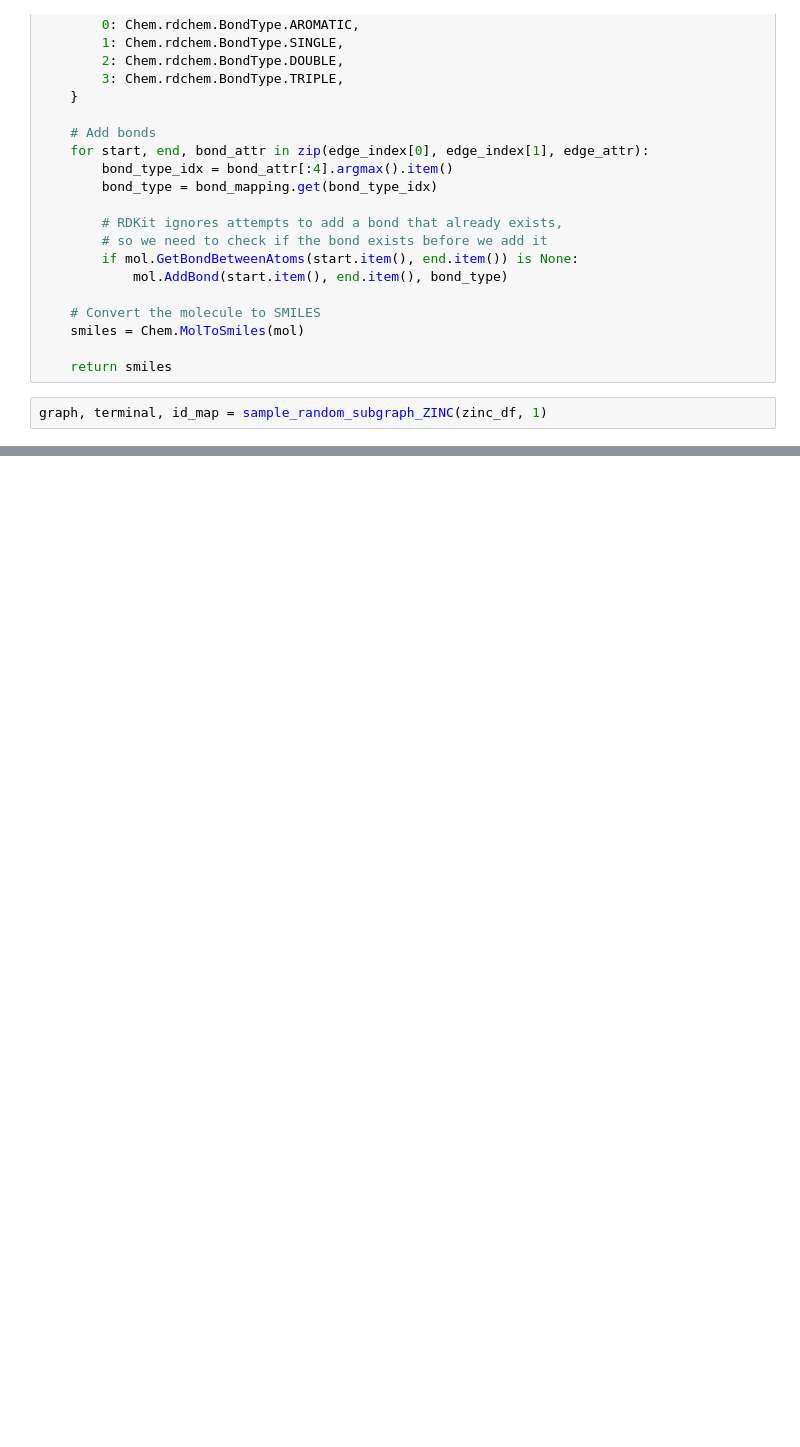
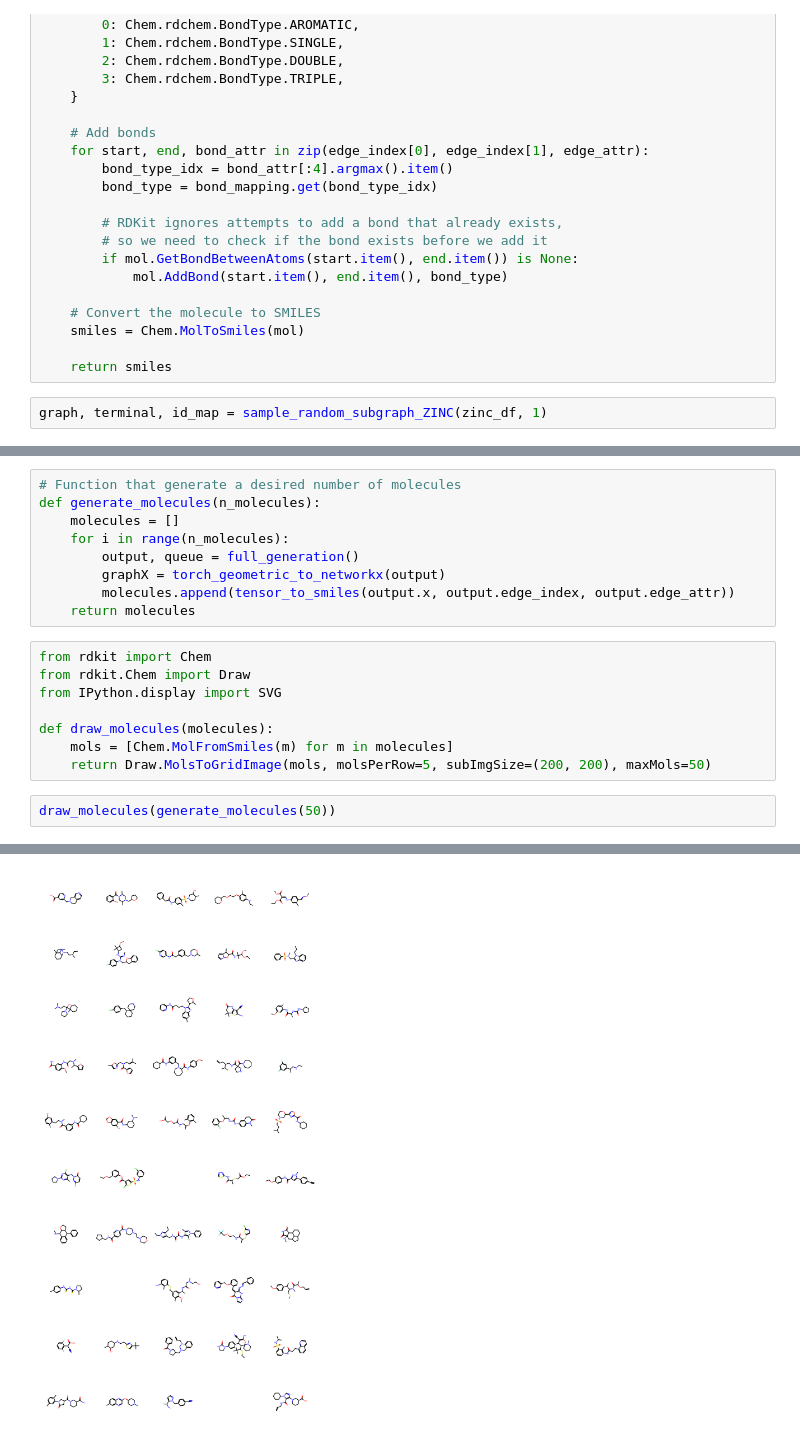
Before and after one commit to Moleculo-Tutti/MolGen, a Jupyter notebook: FinalPipeline/Pipeline.ipynb, the cells around one changed output, grey strips where cells are left out. Drawn from its saved outputs; the diff is of its cells as text; blank space fills up the shorter version.

```diff
--- a/FinalPipeline/Pipeline.ipynb
+++ b/FinalPipeline/Pipeline.ipynb
@@ -168,0 +150,20 @@ softmax_GNN1 tensor([[1.9415e-01, 1.3246e-02, 4.1457e-02, 2.2564e-02, 7.1345e-04
+# %%
+# Function that generate a desired number of molecules
+def generate_molecules(n_molecules):
+    molecules = []
+    for i in range(n_molecules):
+        output, queue = full_generation()
+        graphX = torch_geometric_to_networkx(output)
+        molecules.append(tensor_to_smiles(output.x, output.edge_index, output.edge_attr))
+    return molecules
+# %%
+from rdkit import Chem
+from rdkit.Chem import Draw
+from IPython.display import SVG
+
+def draw_molecules(molecules):
+    mols = [Chem.MolFromSmiles(m) for m in molecules]
+    return Draw.MolsToGridImage(mols, molsPerRow=5, subImgSize=(200, 200), maxMols=50)
+# %%
+draw_molecules(generate_molecules(50))
+# %% [output]
@@ -169,3 +173,4 @@ softmax_GNN1 tensor([[1.9415e-01, 1.3246e-02, 4.1457e-02, 2.2564e-02, 7.1345e-04
+[figure, added]
 # %%
 #plot the SMILES
 from rdkit import Chem
```
Also changed, not shown: parts of 5 cells of this notebook, 1 other file.
